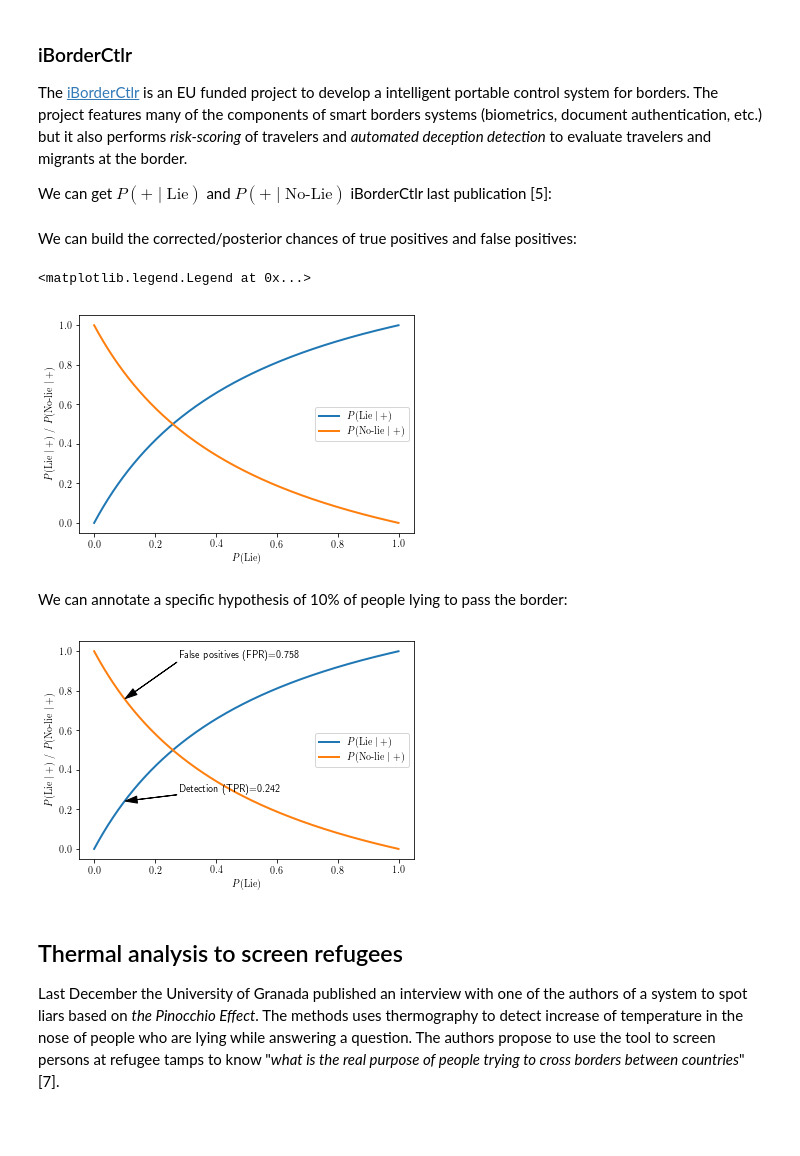
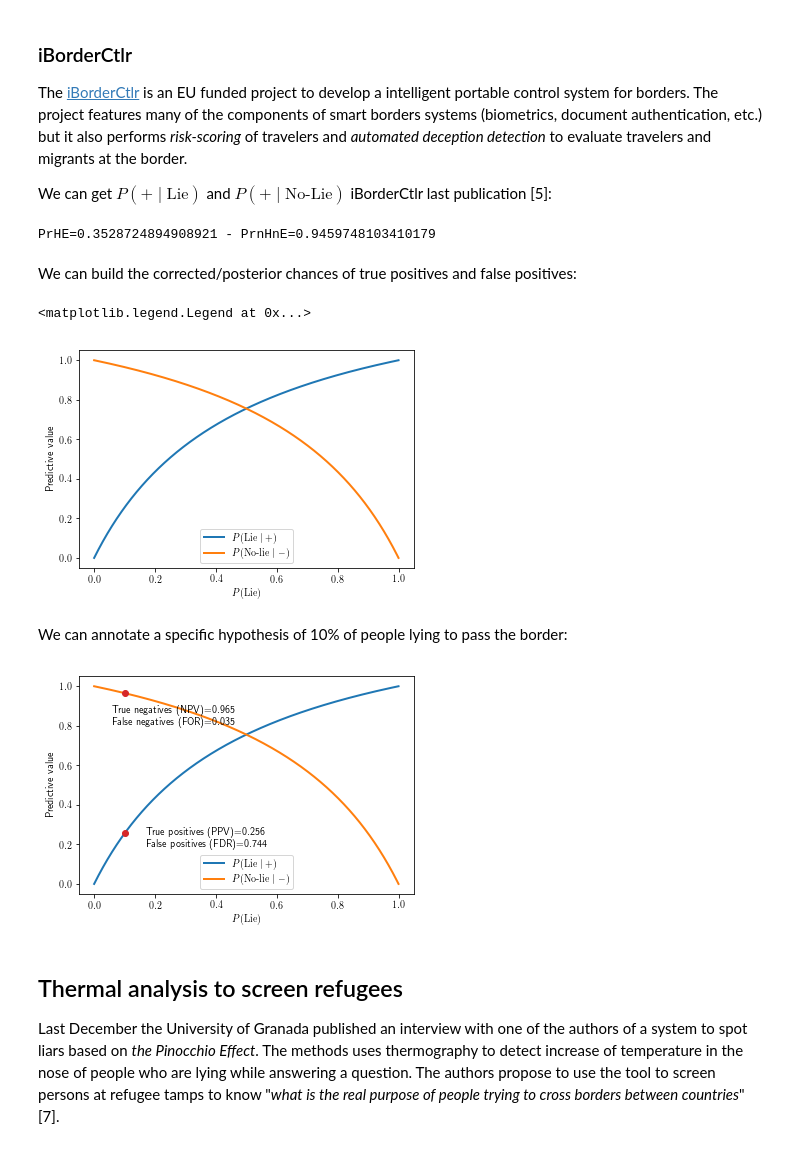
Before and after one commit to javism/bayesian-performance, a Jupyter notebook: bayesian-analysis.ipynb, the cells around one changed output. Saved outputs shown, nothing was run; the diff lists cells and outputs as text; code cells hidden in the pictures.

Commit message:
Corrected examples and added PPV and NPV

```diff
--- a/bayesian-analysis.ipynb
+++ b/bayesian-analysis.ipynb
@@ -89,62 +116,79 @@ The [iBorderCtlr](http://iborderctrl.eu/) is an EU funded project to develop a i
 
 We can get $P(\text{+}\mid\text{Lie})$ and $P(\text{+}\mid\text{No-Lie})$ iBorderCtlr last publication [5]:
 # %%
-# Pr(E|H) Chance of a positive test (E) given there is a liar (H). This is the chance of a true positive.
+# Pr(E|H) Chance of a positive test (E) given there is a liar (H).
+# This is the chance of a true positive. Also sensitivity
 PrEH = 0.7555
-# Chance of a positive test (E) given that the person wasn't a lying. This is the probability of a  false positive
-PrEnH = 0.2634
+# Chance of a positive test (E) given that the person wasn't a lying.
+# This is the probability of a false positive, also (1-specificity)
+PrEnH = 0.2445
+
+# Test the example
+PrH = 0.15
+PrHE = posterior(PrEH, PrH, PrEnH)
+PrnHnE = posterior( (1-PrEnH), (1-PrH), (1-PrEH) )
+
+print('PrHE={} - PrnHnE={}'.format(PrHE, PrnHnE))
+# %% [output]
+PrHE=0.3528724894908921 - PrnHnE=0.9459748103410179
 # %% [markdown]
 We can build the corrected/posterior chances of true positives and false positives:
 # %%
 # Let's test different hypothesis
 vPrH = np.arange(0.0, 1.0, 0.00001)
 vfunc = np.vectorize(posterior)
-vPrHE = vfunc(PrEH, vPrH, PrEnH)  # posterior of true positives
-vPrnHE = 1 - vPrHE  # posterior of false positives
+
+# posterior of true positives / positive predictive value
+vPrHE = vfunc(PrEH, vPrH, PrEnH)
+# posterior of false positives
+vPrnHE = 1 - vPrHE
+
+# posterior of true negatives / false predictive value
+# 1-PrEnH = specificity
+# 1-PrH = prevalence of negative class
+# 1-PrEH = 1-sensitivity
+vPrnHnE = vfunc( (1-PrEnH), (1-vPrH), (1-PrEH) )
+# posterior of false negatives
+vPrHnE = 1 - vPrnHnE
 
 # Plot the two posteriors
 fig, ax = plt.subplots()
 ax.plot(vPrH, vPrHE, '-', lw=2, color='tab:blue')
-ax.plot(vPrH, vPrnHE, '-', lw=2, color='tab:orange')
+ax.plot(vPrH, vPrnHnE, '-', lw=2, color='tab:orange')
 plt.xlabel(r'$\displaystyle P(\textrm{Lie})$')
-plt.ylabel(r"$\displaystyle P(\textrm{Lie} \mid +)$ / "
-           r"$\displaystyle P(\textrm{No-lie} \mid +)$")
-plt.legend([r"$\displaystyle P(\textrm{Lie}\mid +)$", r"$\displaystyle P(\textrm{No-lie}\mid +)$"])
+plt.ylabel(r"Predictive value")
+plt.legend([r"$\displaystyle P(\textrm{Lie}\mid +)$", r"$\displaystyle P(\textrm{No-lie}\mid -)$"])
 
 #plt.title("Bayesian evaluation of performance")
 # %% [output]
 <matplotlib.legend.Legend at 0x...>
-[figure, old version]
+[figure, new version]
 # %% [markdown]
 We can annotate a specific hypothesis of 10% of people lying to pass the border:
 # %%
 i = 10000
-ax.annotate('Detection (TPR)={:.3f}'.format(vPrHE[i]),
+
+ax.plot(vPrH[i], vPrHE[i], 'o', lw=2, color='tab:red')
+ax.plot(vPrH[i], vPrnHnE[i], 'o', lw=2, color='tab:red')
+
+ax.annotate('True positives (PPV)={:.3f} \n False positives (FDR)={:.3f}'.format(vPrHE[i],vPrnHE[i]),
             xy=(vPrH[i], vPrHE[i]),
             xycoords='data',
-            xytext=(vPrH[i] + 0.2, vPrHE[i] + 0.1),
+            xytext=(vPrH[i] + 0.10, vPrHE[i] + 0.05),
             textcoords='axes fraction',
-            arrowprops=dict(facecolor='black',
-                            shrink=0.01,
-                            width=0.05,
-                            headwidth=7),
             horizontalalignment='left',
             verticalalignment='top')
 
-ax.annotate('False positives (FPR)={:.3f}'.format(vPrnHE[i]),
-            xy=(vPrH[i], vPrnHE[i]),
+ax.annotate('True negatives (NPV)={:.3f} \n False negatives (FOR)={:.3f}'.format(vPrnHnE[i], vPrHnE[i]),
+            xy=(vPrH[i], vPrnHnE[i]),
             xycoords='data',
-            xytext=(vPrH[i] + 0.2, vPrnHE[i] + 0.2),
+            xytext=(vPrH[i], vPrnHnE[i] - 0.10),
             textcoords='axes fraction',
-            arrowprops=dict(facecolor='black',
-                            shrink=0.01,
-                            width=0.05,
-                            headwidth=7),
             horizontalalignment='left',
             verticalalignment='top')
 fig
 # %% [output]
-[figure, old version]
+[figure, new version]
 # %% [markdown]
 ## Thermal analysis to screen refugees
 
```
Also changed, not shown: parts of 3 cells of this notebook.
